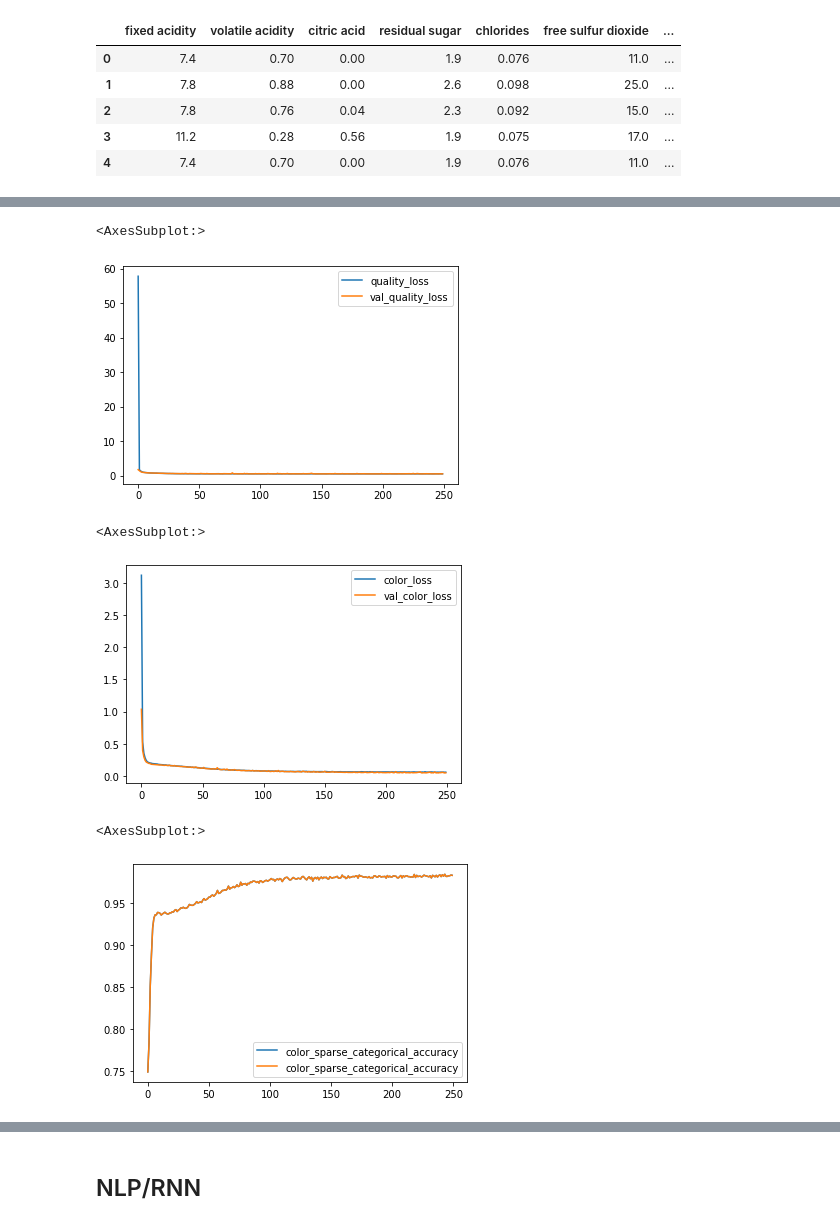
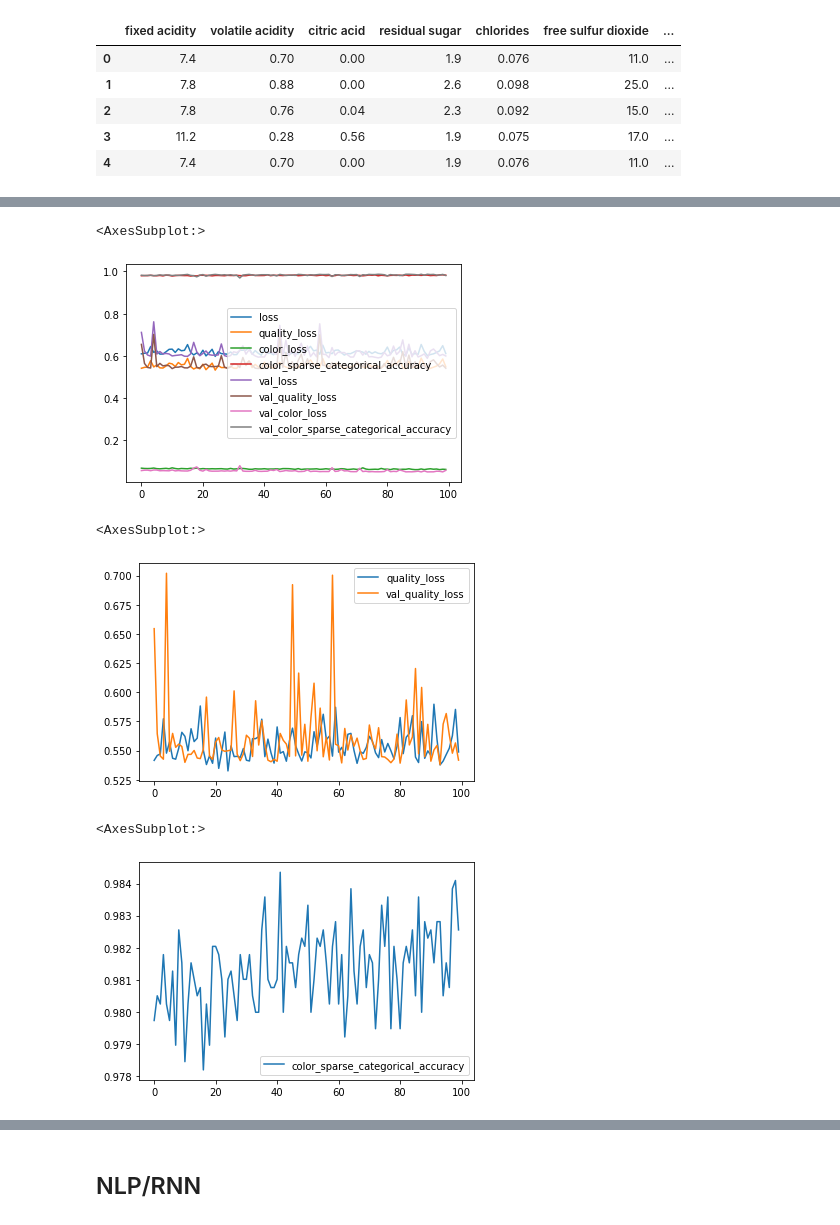
Before and after one commit to Gauss-PWr/2022_materials, a Jupyter notebook: Workshopy_2022_letni/workshop_4_keras_2/notebook.ipynb, the cells around one changed output, grey strips where cells are left out. Saved outputs shown, nothing was run; the diff lists cells and outputs as text; code cells hidden in the pictures.

```diff
--- a/Workshopy_2022_letni/workshop_4_keras_2/notebook.ipynb
+++ b/Workshopy_2022_letni/workshop_4_keras_2/notebook.ipynb
@@ -134,0 +144,6 @@ ________________________________________________________________________________
+# %%
+quality = layers.Dense(1, name='quality')(x)
+color = layers.Dense(2, name='color')(x)
+# %%
+model = keras.Model(inputs=inputs, outputs=[quality, color])
+model.summary()
@@ -134,0 +171,12 @@ ________________________________________________________________________________
+# %%
+model.compile(
+    optimizer=tf.optimizers.Adam(learning_rate=lr),
+    loss={
+        'quality': keras.losses.MeanSquaredError(),
+        'color': keras.losses.SparseCategoricalCrossentropy(from_logits=True)
+    },
+    metrics={'color': tf.metrics.SparseCategoricalAccuracy()}
+)
+# %%
+history = model.fit(train_X, {'quality': train_y.quality, 'color': train_y.color},
+         epochs=100, verbose=2, validation_split=val_frac).history
@@ -135,13 +201,16 @@ ________________________________________________________________________________
 # %%
+pd.DataFrame(history).plot()
 # %% [output]
 <AxesSubplot:>
-[figure, old version]
+[figure, new version]
 # %%
+pd.DataFrame(history)[['quality_loss', 'val_quality_loss']].plot()
 # %% [output]
 <AxesSubplot:>
-[figure, old version]
+[figure, new version]
 # %%
+pd.DataFrame(history)[['color_sparse_categorical_accuracy']].plot()
 # %% [output]
 <AxesSubplot:>
-[figure, old version]
+[figure, new version]
 # %%
```
Also changed, not shown: parts of 28 cells of this notebook, 2 other files.
